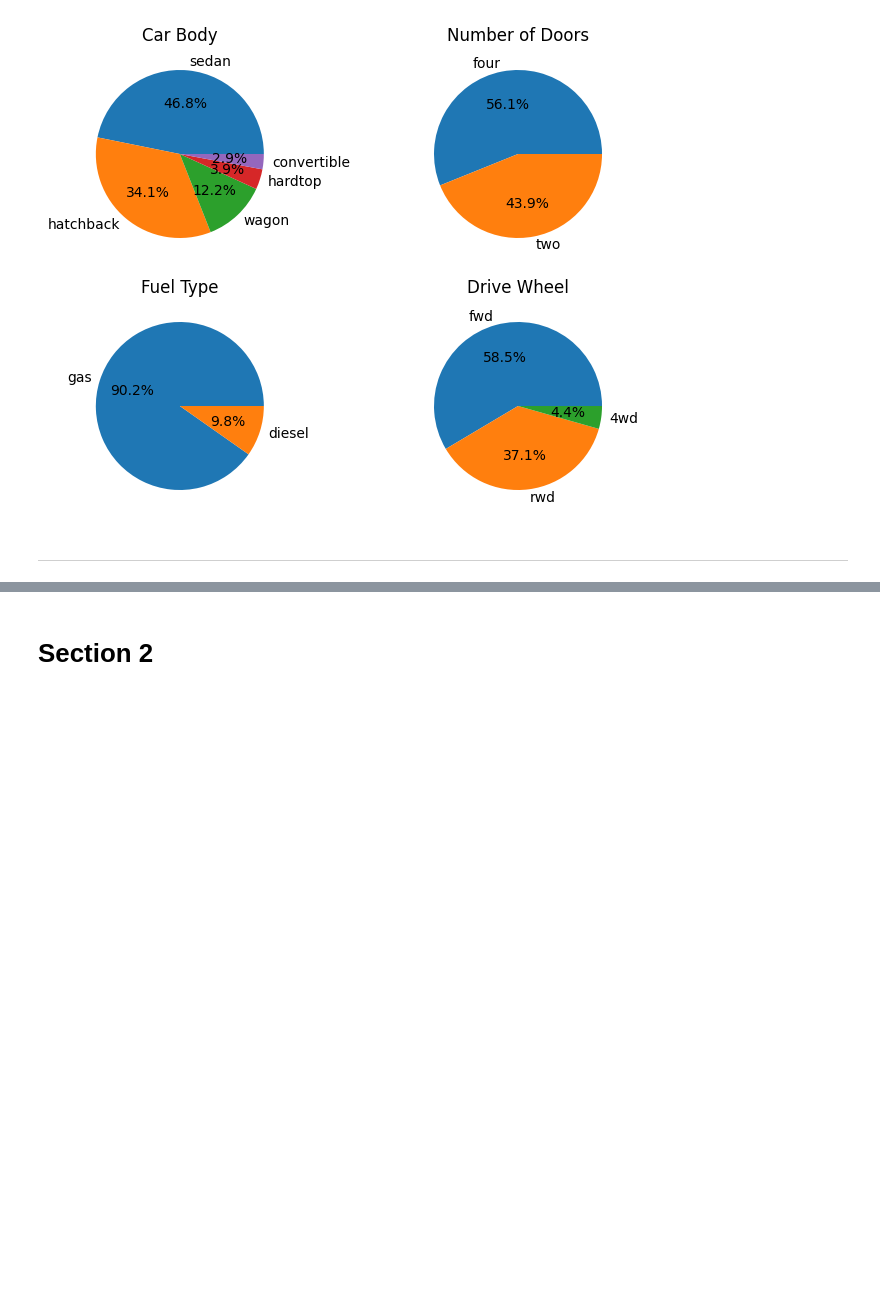
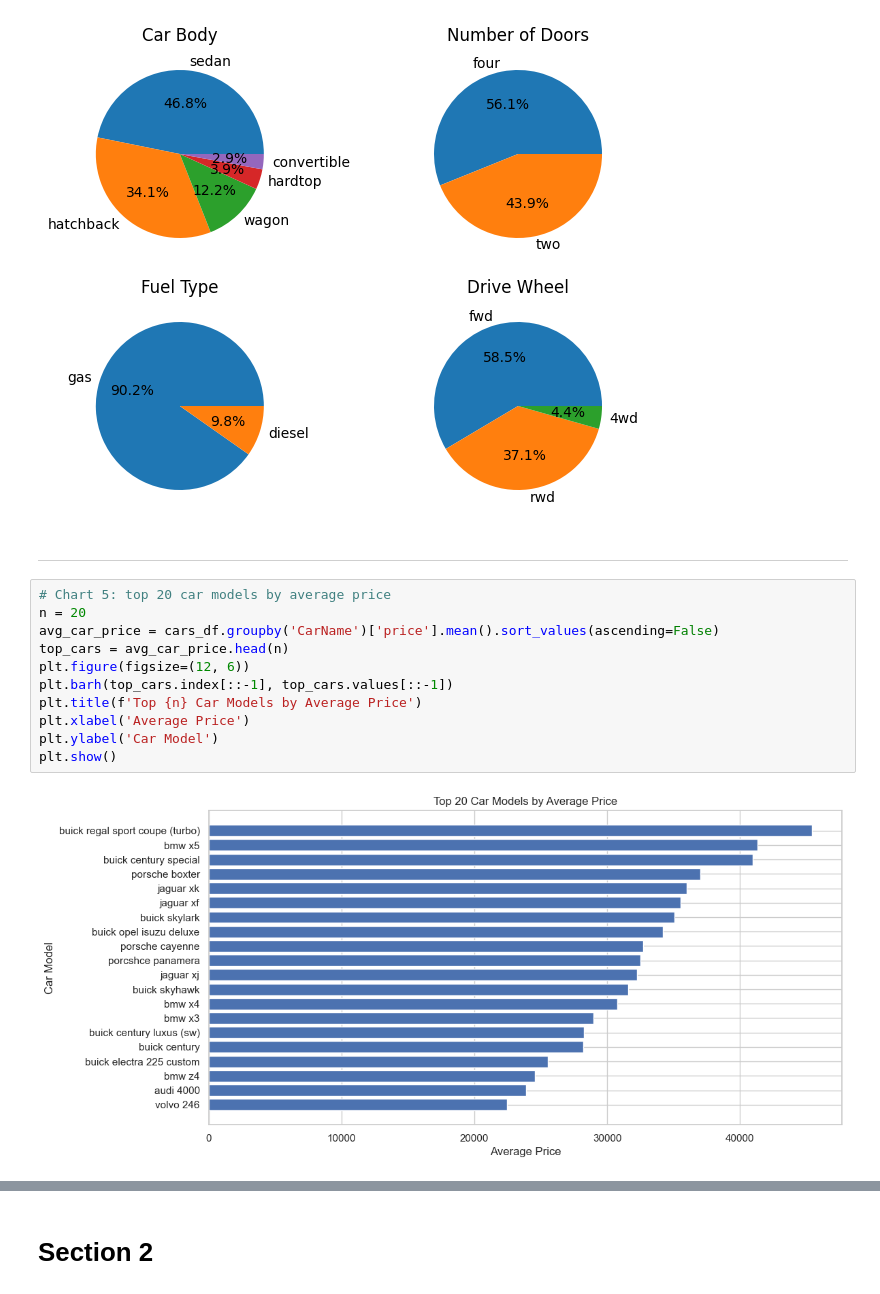
Before and after one commit to RanaAlaaTahon/car-price-analysis, a Jupyter notebook: jupyter_notebooks/data-visualization.ipynb, the cells around one changed output, grey strips where cells are left out. Drawn from its saved outputs; the diff is of its cells as text; blank space fills up the shorter version.

Commit message:
adding charts and visualization

```diff
--- a/jupyter_notebooks/data-visualization.ipynb
+++ b/jupyter_notebooks/data-visualization.ipynb
@@ -122,3 +122,16 @@ plt.show()
 [figure]
 # %% [markdown]
 ---
+# %%
+# Chart 5: top 20 car models by average price
+n = 20
+avg_car_price = cars_df.groupby('CarName')['price'].mean().sort_values(ascending=False)
+top_cars = avg_car_price.head(n)
+plt.figure(figsize=(12, 6))
+plt.barh(top_cars.index[::-1], top_cars.values[::-1])
+plt.title(f'Top {n} Car Models by Average Price')
+plt.xlabel('Average Price')
+plt.ylabel('Car Model')
+plt.show()
+# %% [output]
+[figure, added]
```
Also changed, not shown: parts of 6 cells of this notebook, 1 other file.
